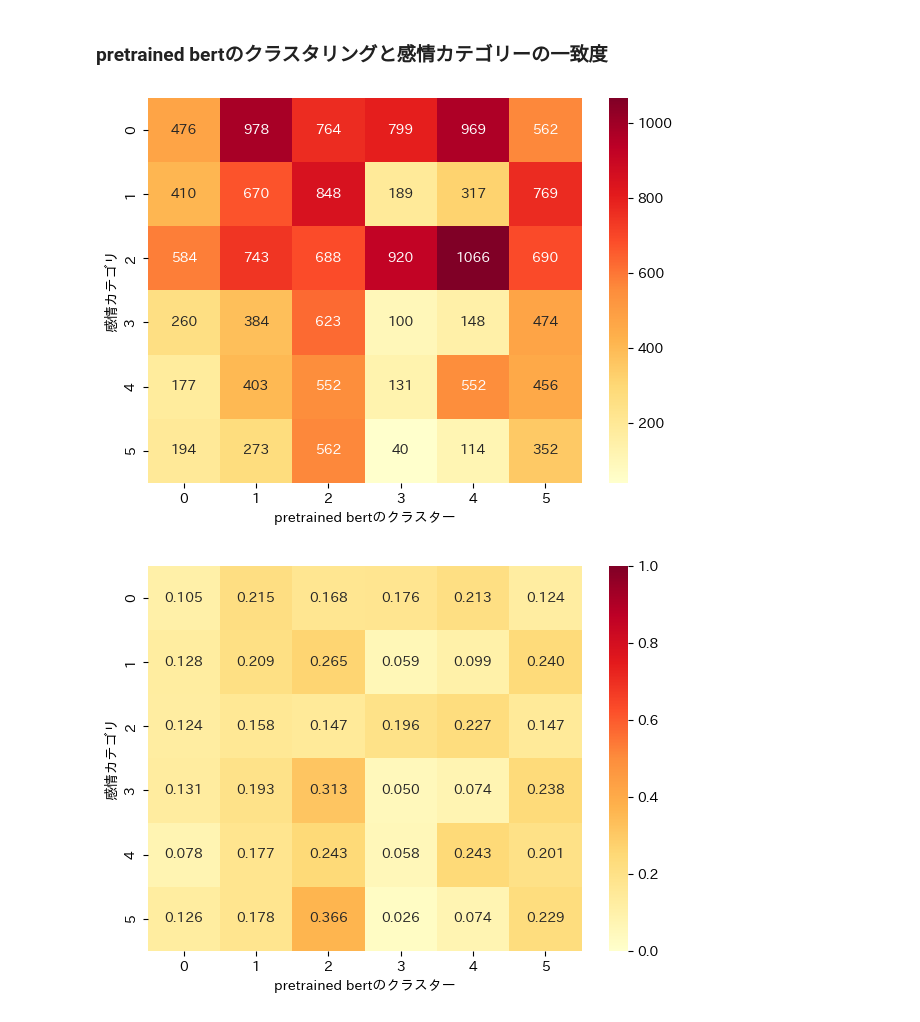
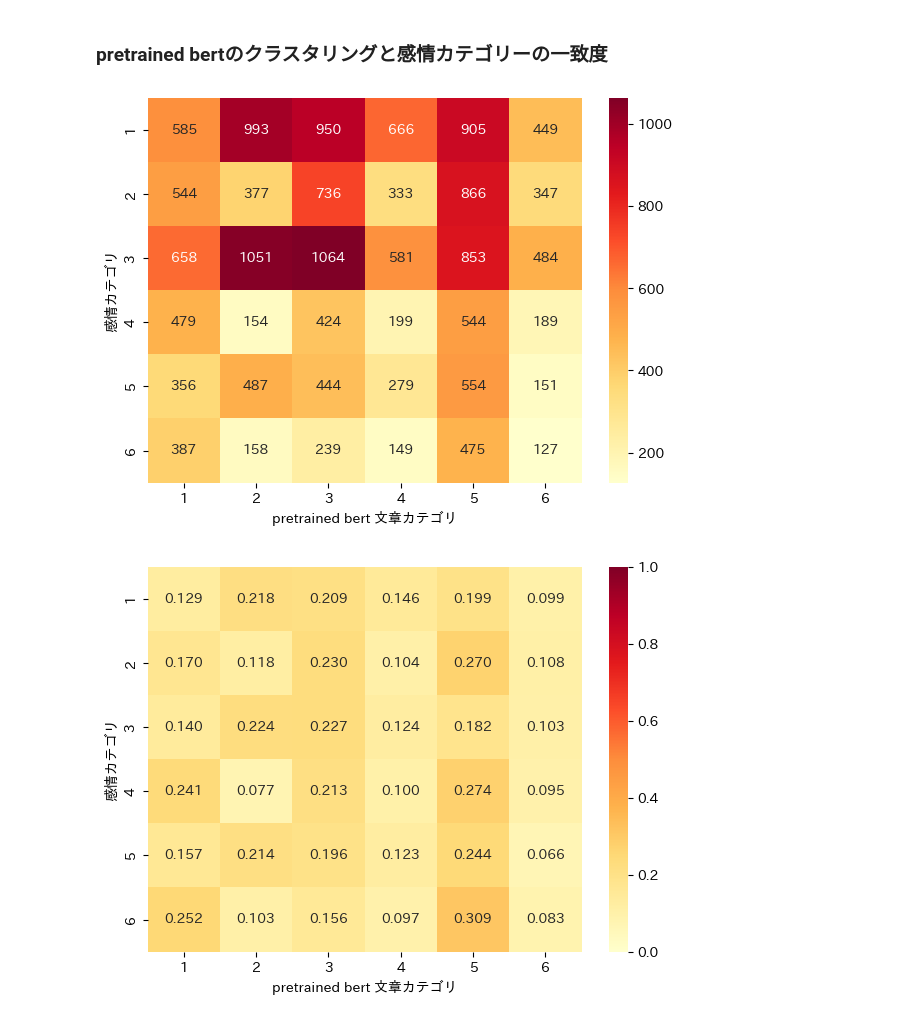
Before and after one commit to maruyama-lab-design/Preservation-of-Emotional-Context-in-Tweet-Embeddings, a Jupyter notebook: pretrained_bert_kmeans.ipynb, the cells around one changed output. Drawn from its saved outputs; the diff is of its cells as text; code cells hidden in the pictures.

```diff
--- a/pretrained_bert_kmeans.ipynb
+++ b/pretrained_bert_kmeans.ipynb
@@ -135,0 +122,4 @@ memory usage: 106.9 MB
+# %%
+# 読み込み
+df_embeddings = pd.read_table('embeddings/pretrained_embeddings.tsv', header=None)
+df_embeddings
@@ -188,8 +192,11 @@ k = 6
 
 # k-means法の実行
 kmeansModel = KMeans(n_clusters=k, random_state=0).fit(df_embeddings)
+
 # 各サンプルのクラスター番号を取得する
 clusters = kmeansModel.labels_
+# clustersに1を足すことで、クラスター番号を1から始める
+clusters = clusters + 1
 # %%
 import matplotlib.pyplot as plt
 import matplotlib
@@ -642,25 +670,28 @@ Predicted label: 0.0
 # %%
-df_clusters = pd.DataFrame(clusters, columns=['clusters'])
 
 # pretrained bertのクラスタリングとemotionのクラスタリングの比較
 cm = confusion_matrix(df_emotion_clusters['labels'], df_clusters['clusters'], labels=list(set(emotion_clusters)))
 
 # ヒートマップの描画
 plt.figure(figsize=(7, 5))
 sns.heatmap(cm, annot=True, cmap='YlOrRd', fmt='g')
-plt.xlabel('pretrained bertのクラスター')
+plt.xlabel('pretrained bert 文章カテゴリ')
 plt.ylabel('感情カテゴリ')
+plt.xticks(np.arange(len(set(emotion_clusters))) + 0.5, range(1, len(set(emotion_clusters)) + 1))
+plt.yticks(np.arange(len(set(emotion_clusters))) + 0.5, range(1, len(set(emotion_clusters)) + 1))
 plt.show()
 
 # Normalize the confusion matrix
 cm = cm.astype('float') / cm.sum(axis=1)[:, np.newaxis]
 
 # ヒートマップの描画
 plt.figure(figsize=(7, 5))
 sns.heatmap(cm, annot=True, cmap='YlOrRd', fmt='.3f', vmin=0, vmax=1)
-plt.xlabel('pretrained bertのクラスター')
+plt.xlabel('pretrained bert 文章カテゴリ')
 plt.ylabel('感情カテゴリ')
+plt.xticks(np.arange(len(set(emotion_clusters))) + 0.5, range(1, len(set(emotion_clusters)) + 1))
+plt.yticks(np.arange(len(set(emotion_clusters))) + 0.5, range(1, len(set(emotion_clusters)) + 1))
 plt.show()
 # %% [output]
-[figure, old version]
+[figure, new version]
-[figure, old version]
+[figure, new version]
```
Also changed, not shown: parts of 24 cells of this notebook, 3 other files.
